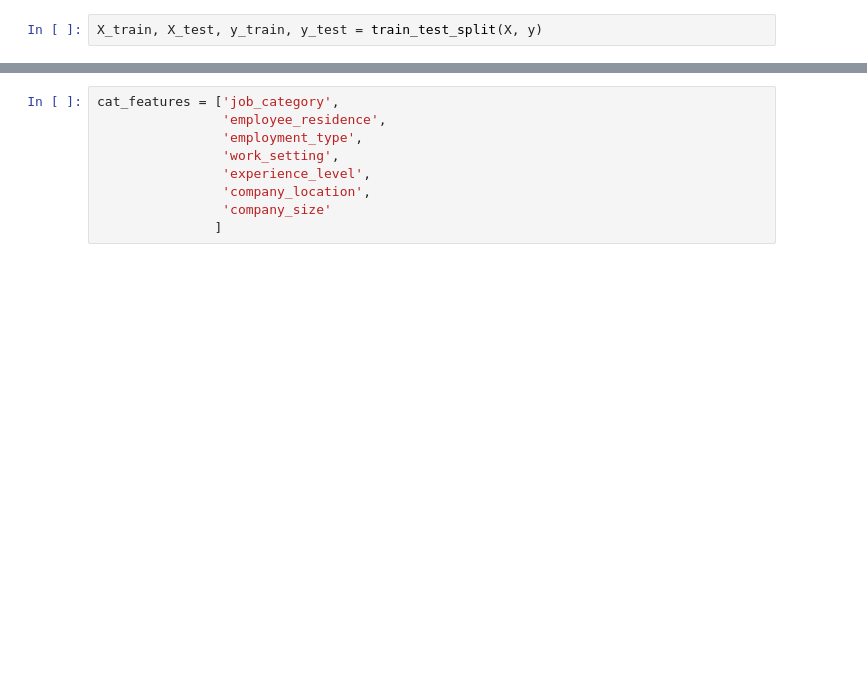
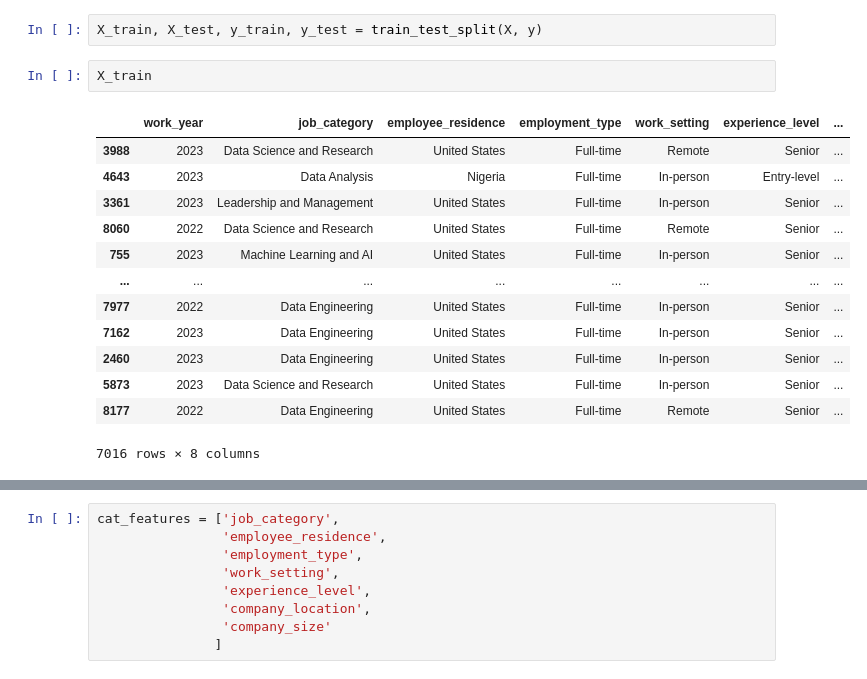
Before and after one commit to yoon0718/kepco, a Jupyter notebook: python/MachineLearning2.ipynb, the cells around one changed output, grey strips where cells are left out. Cells and saved outputs as stored; diff of their text form; blank space fills up the shorter version.

```diff
--- a/python/MachineLearning2.ipynb
+++ b/python/MachineLearning2.ipynb
@@ -1377,6 +1378,22 @@ ValueError: Feature shape mismatch, expected: 7, got 3
 from catboost import CatBoostRegressor
 # %%
 X_train, X_test, y_train, y_test = train_test_split(X, y)
+# %%
+X_train
+# %% [output]
+|  | work_year | job_category | employee_residence | employment_type | work_setting | experience_level | ... |
+| 3988 | 2023 | Data Science and Research | United States | Full-time | Remote | Senior | ... |
+| 4643 | 2023 | Data Analysis | Nigeria | Full-time | In-person | Entry-level | ... |
+| 3361 | 2023 | Leadership and Management | United States | Full-time | In-person | Senior | ... |
+| 8060 | 2022 | Data Science and Research | United States | Full-time | Remote | Senior | ... |
+| 755 | 2023 | Machine Learning and AI | United States | Full-time | In-person | Senior | ... |
+| ... | ... | ... | ... | ... | ... | ... | ... |
+| 7977 | 2022 | Data Engineering | United States | Full-time | In-person | Senior | ... |
+| 7162 | 2023 | Data Engineering | United States | Full-time | In-person | Senior | ... |
+| 2460 | 2023 | Data Engineering | United States | Full-time | In-person | Senior | ... |
+| 5873 | 2023 | Data Science and Research | United States | Full-time | In-person | Senior | ... |
+| 8177 | 2022 | Data Engineering | United States | Full-time | Remote | Senior | ... |
+7016 rows × 8 columns
 # %%
 rf_model = RandomForestClassifier()
 rf_model.fit(X_train, y_train)
```
Also changed, not shown: parts of 102 cells of this notebook, 1 other file.
